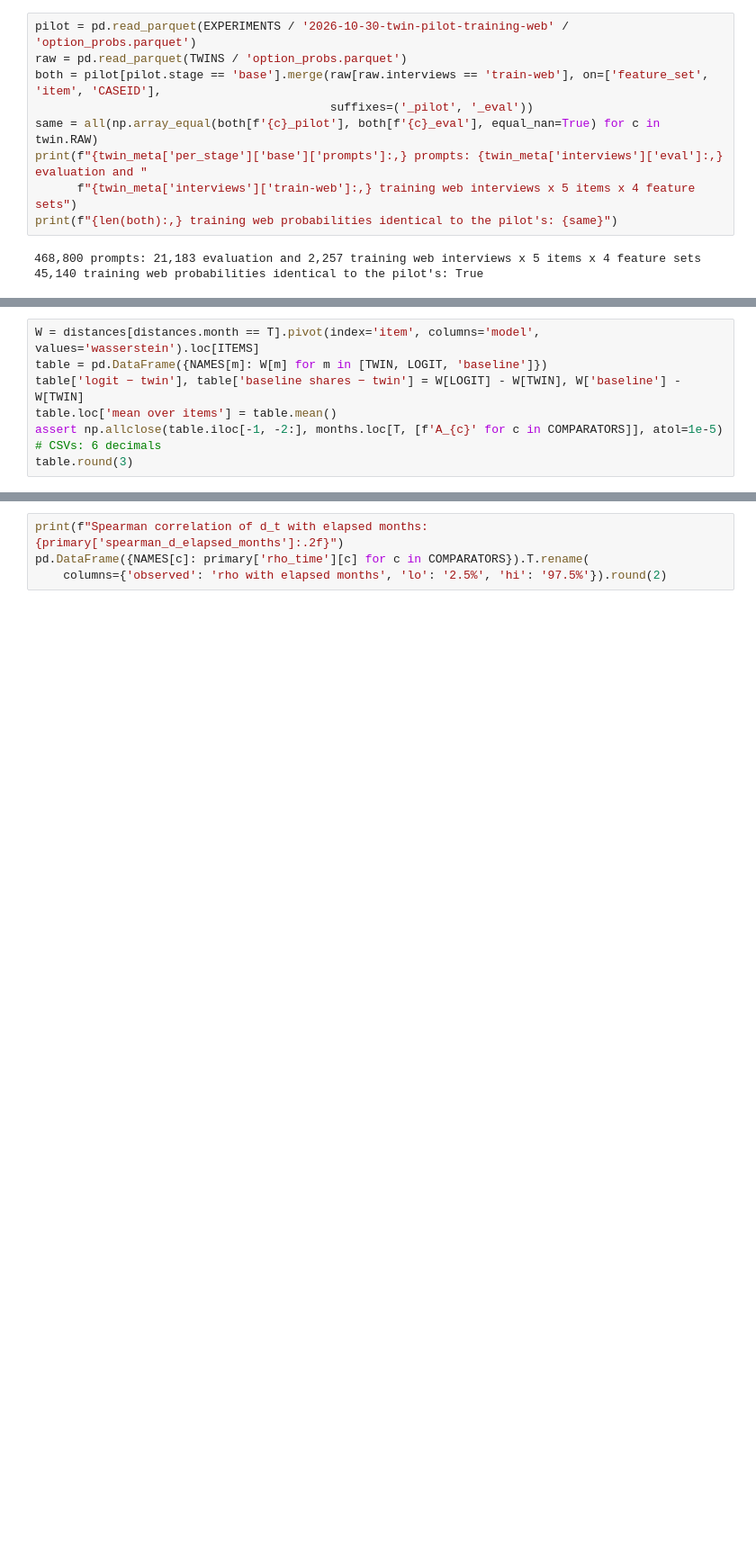
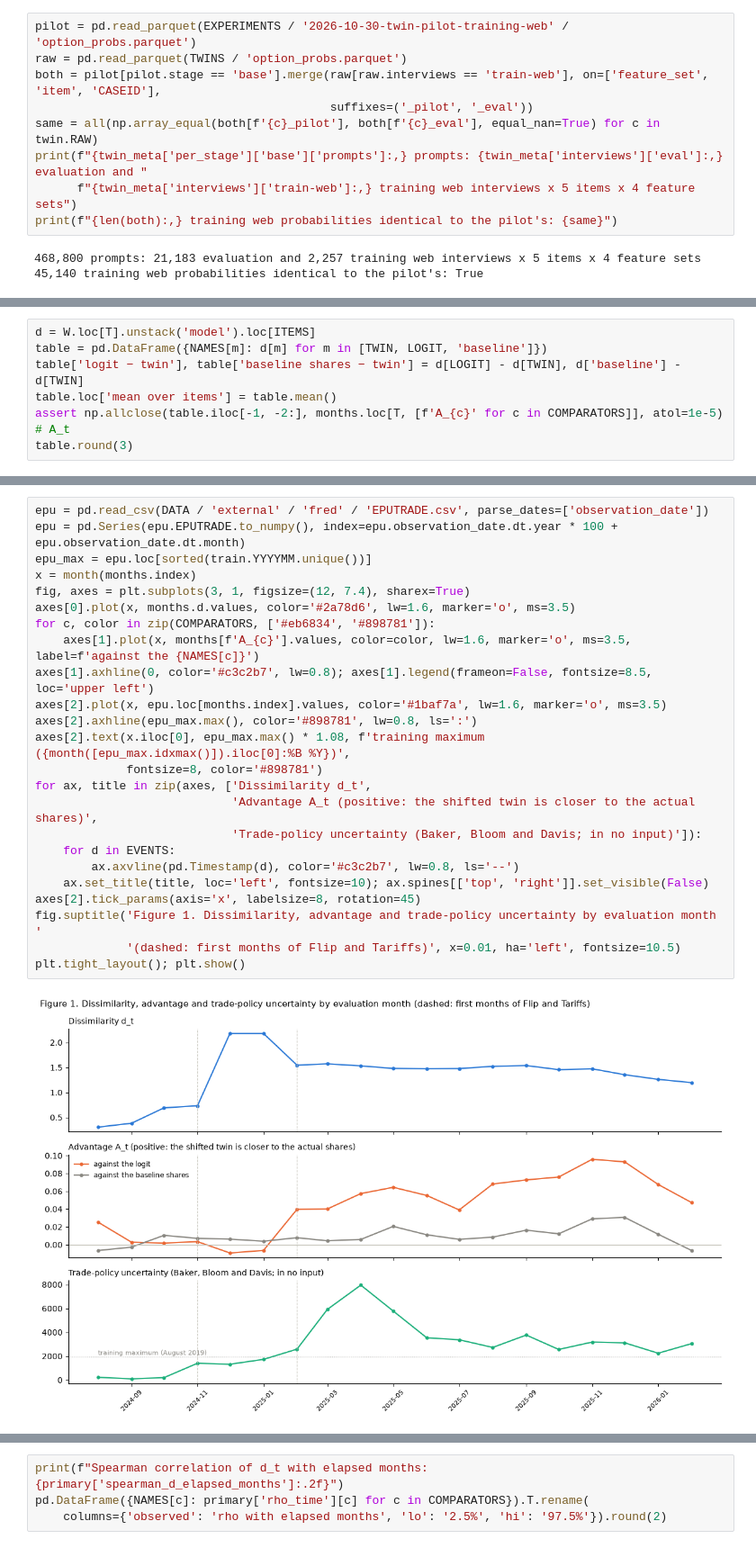
Before and after one commit to jerrydzj/state-dependent-twins, a Jupyter notebook: notebooks/06_mvp_twin_test.ipynb, the cells around one changed output, grey strips where cells are left out. Shown at 90% size. Cells and saved outputs as stored; diff of their text form; blank space fills up the shorter version.

```diff
--- a/notebooks/06_mvp_twin_test.ipynb
+++ b/notebooks/06_mvp_twin_test.ipynb
@@ -202,7 +125,0 @@ A_t is positive when the shifted twin is closer on average. For December 2024:
-# %%
-W = distances[distances.month == T].pivot(index='item', columns='model', values='wasserstein').loc[ITEMS]
-table = pd.DataFrame({NAMES[m]: W[m] for m in [TWIN, LOGIT, 'baseline']})
-table['logit − twin'], table['baseline shares − twin'] = W[LOGIT] - W[TWIN], W['baseline'] - W[TWIN]
-table.loc['mean over items'] = table.mean()
-assert np.allclose(table.iloc[-1, -2:], months.loc[T, [f'A_{c}' for c in COMPARATORS]], atol=1e-5)  # CSVs: 6 decimals
-table.round(3)
@@ -420,0 +209,7 @@ d_t with elapsed months in the correlation of section 3.3, with the interval and
+# %%
+d = W.loc[T].unstack('model').loc[ITEMS]
+table = pd.DataFrame({NAMES[m]: d[m] for m in [TWIN, LOGIT, 'baseline']})
+table['logit − twin'], table['baseline shares − twin'] = d[LOGIT] - d[TWIN], d['baseline'] - d[TWIN]
+table.loc['mean over items'] = table.mean()
+assert np.allclose(table.iloc[-1, -2:], months.loc[T, [f'A_{c}' for c in COMPARATORS]], atol=1e-5)   # A_t
+table.round(3)
@@ -420,0 +269,26 @@ d_t with elapsed months in the correlation of section 3.3, with the interval and
+# %%
+epu = pd.read_csv(DATA / 'external' / 'fred' / 'EPUTRADE.csv', parse_dates=['observation_date'])
+epu = pd.Series(epu.EPUTRADE.to_numpy(), index=epu.observation_date.dt.year * 100 + epu.observation_date.dt.month)
+epu_max = epu.loc[sorted(train.YYYYMM.unique())]
+x = month(months.index)
+fig, axes = plt.subplots(3, 1, figsize=(12, 7.4), sharex=True)
+axes[0].plot(x, months.d.values, color='#2a78d6', lw=1.6, marker='o', ms=3.5)
+for c, color in zip(COMPARATORS, ['#eb6834', '#898781']):
+    axes[1].plot(x, months[f'A_{c}'].values, color=color, lw=1.6, marker='o', ms=3.5, label=f'against the {NAMES[c]}')
+axes[1].axhline(0, color='#c3c2b7', lw=0.8); axes[1].legend(frameon=False, fontsize=8.5, loc='upper left')
+axes[2].plot(x, epu.loc[months.index].values, color='#1baf7a', lw=1.6, marker='o', ms=3.5)
+axes[2].axhline(epu_max.max(), color='#898781', lw=0.8, ls=':')
+axes[2].text(x.iloc[0], epu_max.max() * 1.08, f'training maximum ({month([epu_max.idxmax()]).iloc[0]:%B %Y})',
+             fontsize=8, color='#898781')
+for ax, title in zip(axes, ['Dissimilarity d_t',
+                            'Advantage A_t (positive: the shifted twin is closer to the actual shares)',
+                            'Trade-policy uncertainty (Baker, Bloom and Davis; in no input)']):
+    for d in EVENTS:
+        ax.axvline(pd.Timestamp(d), color='#c3c2b7', lw=0.8, ls='--')
+    ax.set_title(title, loc='left', fontsize=10); ax.spines[['top', 'right']].set_visible(False)
+axes[2].tick_params(axis='x', labelsize=8, rotation=45)
+fig.suptitle('Figure 1. Dissimilarity, advantage and trade-policy uncertainty by evaluation month '
+             '(dashed: first months of Flip and Tariffs)', x=0.01, ha='left', fontsize=10.5)
+plt.tight_layout(); plt.show()
+# %% [output]
+[figure, added]
```
Also changed, not shown: parts of 69 cells of this notebook.
